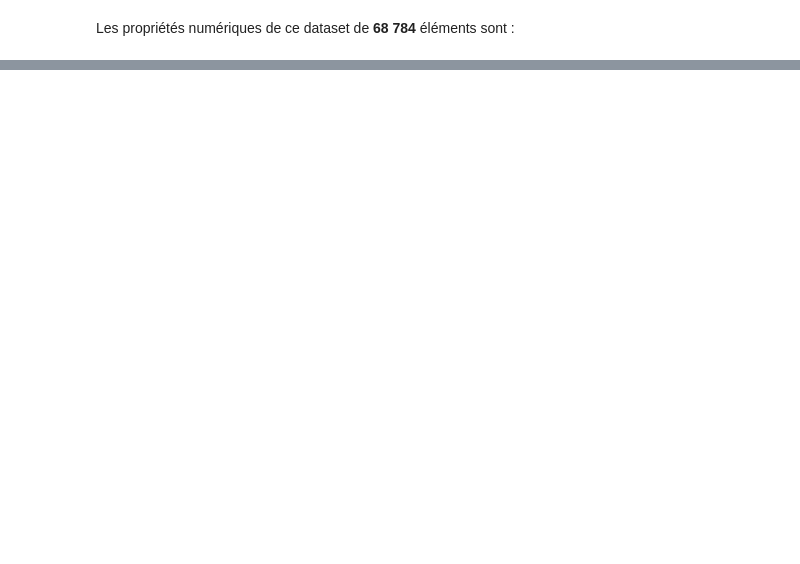
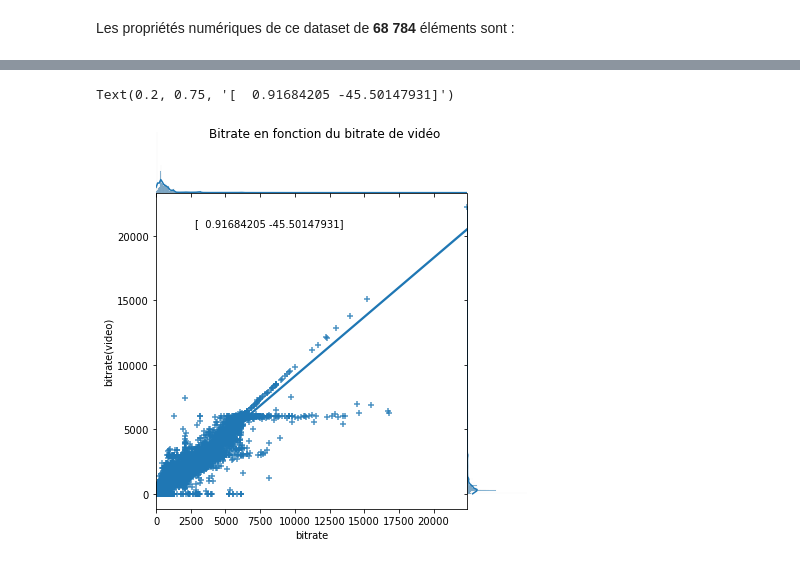
Before and after one commit to Anatole-Lapelerie/ESILV-S7-Python-for-Data-Analysis, a Jupyter notebook: main.ipynb, the cells around one changed output, grey strips where cells are left out. Cells and saved outputs as stored; diff of their text form; code cells hidden in the pictures; blank space fills up the shorter version.

```diff
--- a/main.ipynb
+++ b/main.ipynb
@@ -96,0 +184,8 @@ df_transcoding_mesurment.describe()
+# %%
+reg = np.polyfit(df_youtube_videos["bitrate"], df_youtube_videos["bitrate(video)"], 1)
+p = sns.jointplot(data=df_youtube_videos, x="bitrate", y="bitrate(video)", kind="reg", marker="+", space=0)
+p.fig.suptitle("Bitrate en fonction du bitrate de vidéo")
+p.fig.text(0.2, 0.75, str(reg))
+# %% [output]
+Text(0.2, 0.75, '[  0.91684205 -45.50147931]')
+[figure, added]
```
Also changed, not shown: parts of 36 cells of this notebook, 1 other file.
